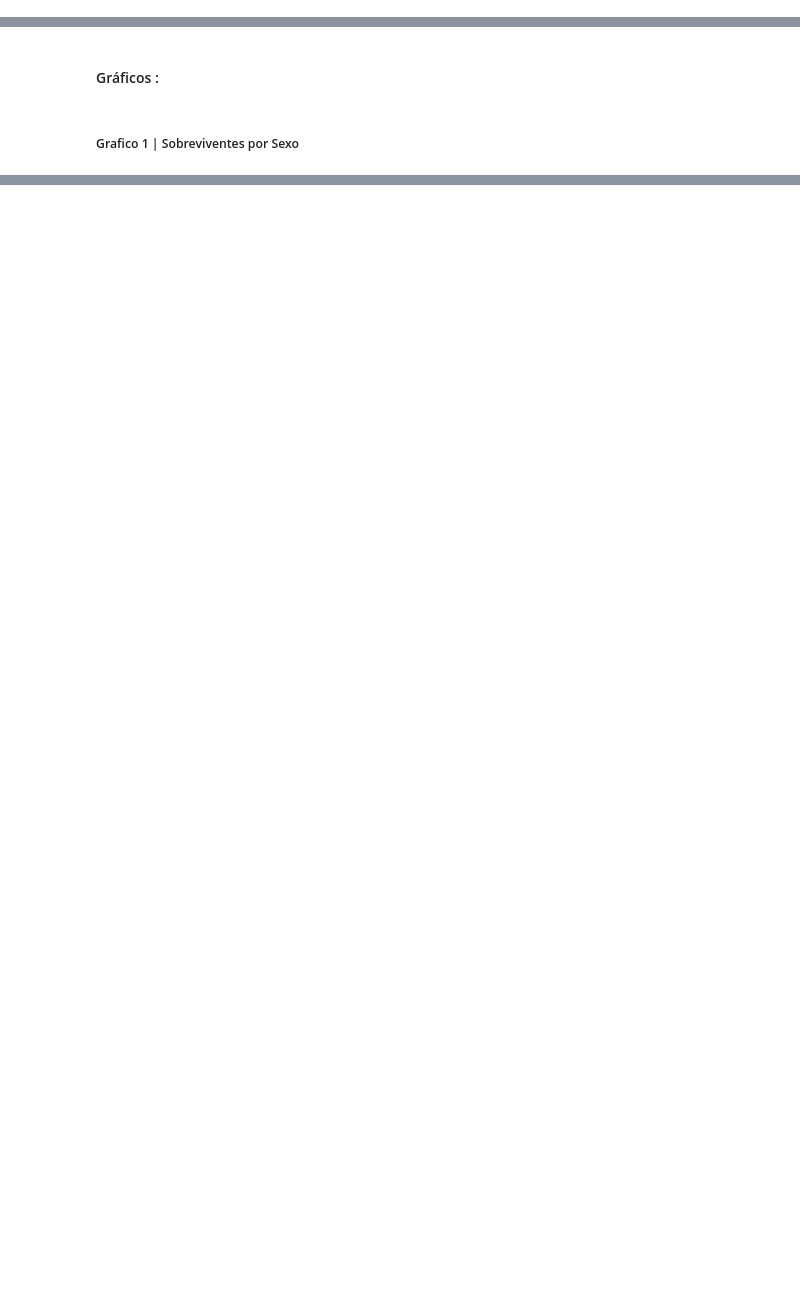
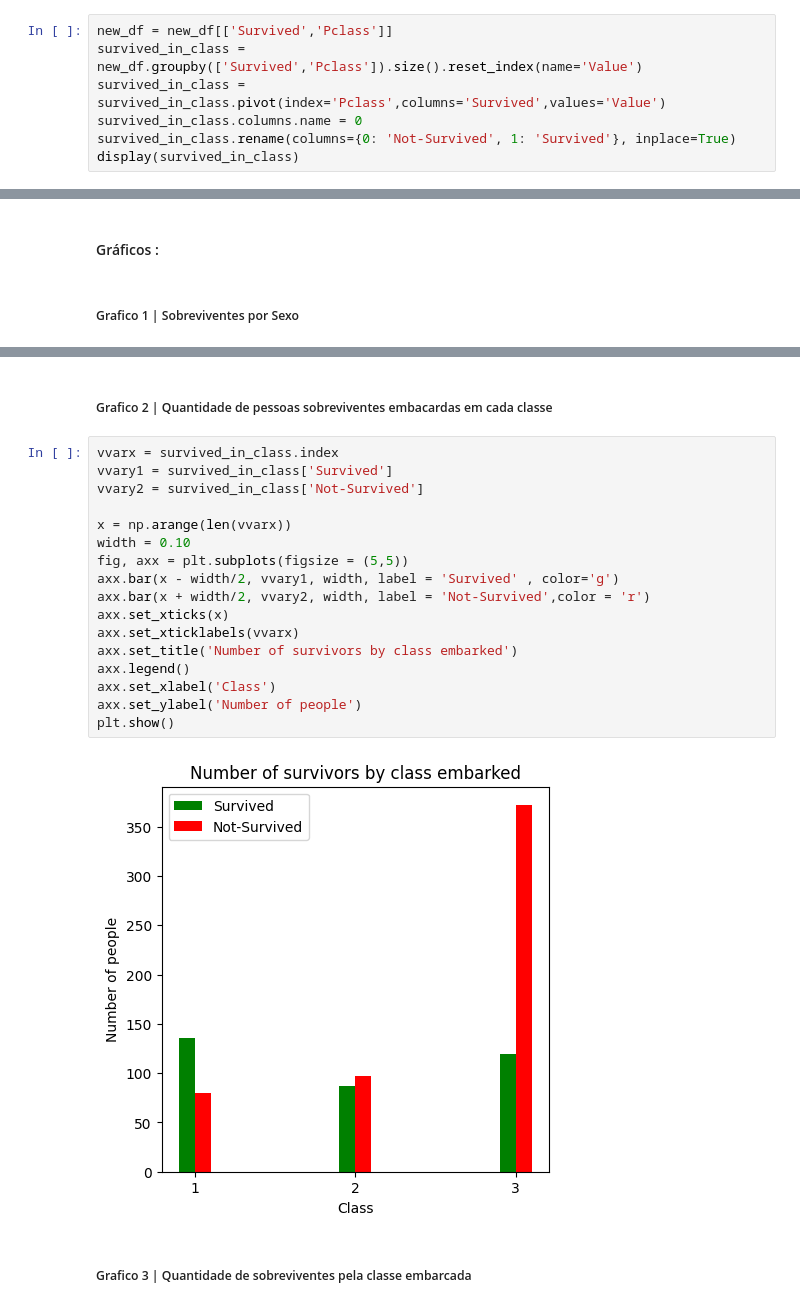
Before and after one commit to WesleyAlvesDS/Projetos, a Jupyter notebook: ProjetoTitanic/titanic_analitcs.ipynb, the cells around one changed output, grey strips where cells are left out. Cells and saved outputs as stored; diff of their text form; blank space fills up the shorter version.

```diff
--- a/ProjetoTitanic/titanic_analitcs.ipynb
+++ b/ProjetoTitanic/titanic_analitcs.ipynb
@@ -130,3 +130,10 @@ display(count) # Visualizando o filtro
 Sex
 female    81
 Name: count, dtype: int64
+# %%
+new_df = new_df[['Survived','Pclass']]
+survived_in_class = new_df.groupby(['Survived','Pclass']).size().reset_index(name='Value')
+survived_in_class = survived_in_class.pivot(index='Pclass',columns='Survived',values='Value')
+survived_in_class.columns.name = 0
+survived_in_class.rename(columns={0: 'Not-Survived', 1: 'Survived'}, inplace=True)
+display(survived_in_class)
@@ -158,0 +170,23 @@ plt.show() # Exibindo o gráfico
+# %% [markdown]
+##### Grafico 2 | Quantidade de pessoas sobreviventes embacardas em cada classe
+# %%
+vvarx = survived_in_class.index
+vvary1 = survived_in_class['Survived']
+vvary2 = survived_in_class['Not-Survived']
+
+x = np.arange(len(vvarx))
+width = 0.10
+fig, axx = plt.subplots(figsize = (5,5))
+axx.bar(x - width/2, vvary1, width, label = 'Survived' , color='g')
+axx.bar(x + width/2, vvary2, width, label = 'Not-Survived',color = 'r')
+axx.set_xticks(x)
+axx.set_xticklabels(vvarx)
+axx.set_title('Number of survivors by class embarked')
+axx.legend()
+axx.set_xlabel('Class')
+axx.set_ylabel('Number of people')
+plt.show()
+# %% [output]
+[figure, added]
+# %% [markdown]
+##### Grafico 3 | Quantidade de sobreviventes pela classe embarcada
```
Also changed, not shown: parts of 4 cells of this notebook.
